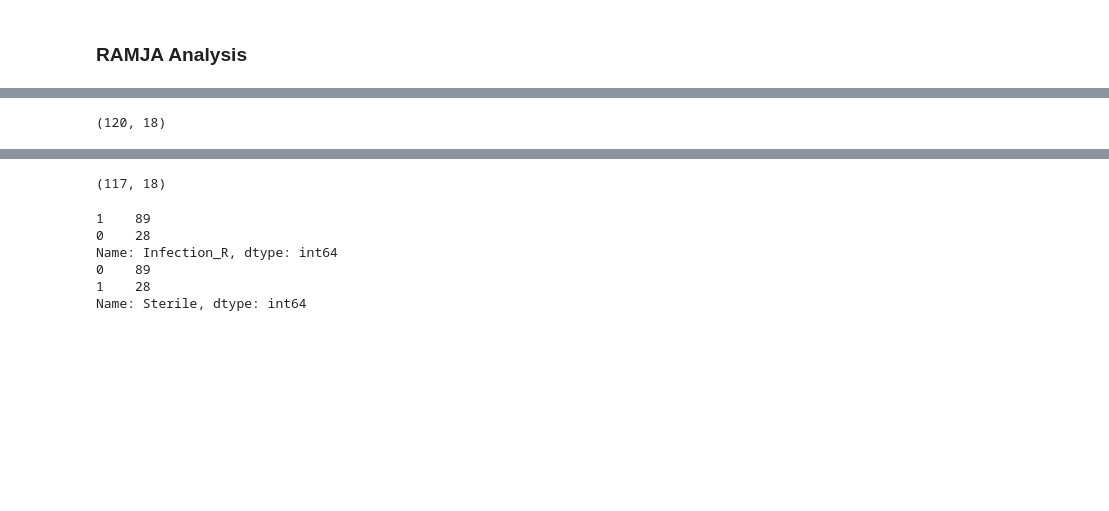
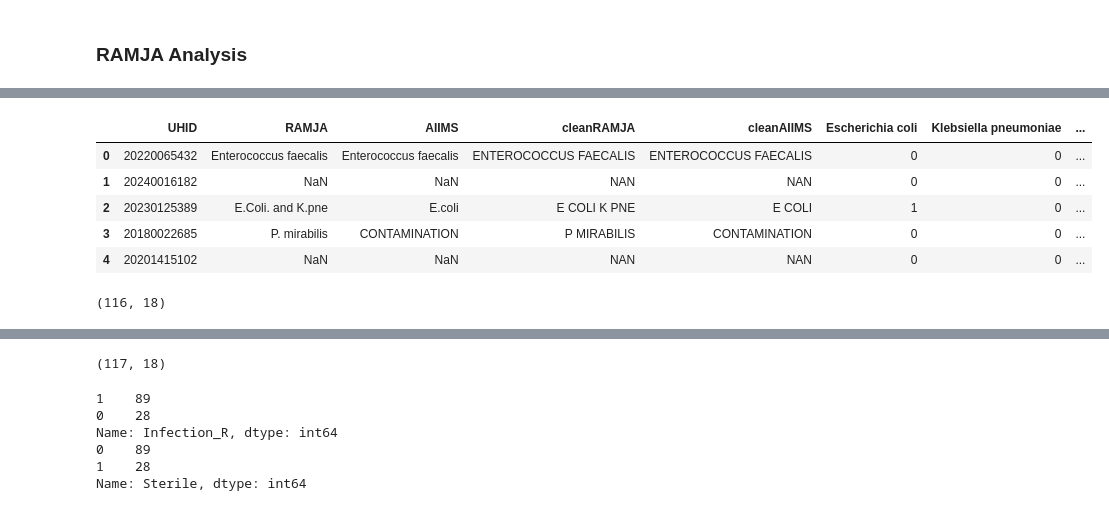
Before and after one commit to neeliit/DiagnosticsPy, a Jupyter notebook: comparision.ipynb, the cells around one changed output, grey strips where cells are left out. Saved outputs shown, nothing was run; the diff lists cells and outputs as text; code cells hidden in the pictures; blank space fills up the shorter version.

```diff
--- a/comparision.ipynb
+++ b/comparision.ipynb
@@ -85,12 +85,21 @@ df_R.shape
+# %%
+df_R.head()
+# %% [output]
+|  | UHID | RAMJA | AIIMS | cleanRAMJA | cleanAIIMS | Escherichia coli | Klebsiella pneumoniae | ... |
+| 0 | 20220065432 | Enterococcus faecalis | Enterococcus faecalis | ENTEROCOCCUS FAECALIS | ENTEROCOCCUS FAECALIS | 0 | 0 | ... |
+| 1 | 20240016182 | NaN | NaN | NAN | NAN | 0 | 0 | ... |
+| 2 | 20230125389 | E.Coli. and K.pne | E.coli | E COLI K PNE | E COLI | 1 | 0 | ... |
+| 3 | 20180022685 | P. mirabilis | CONTAMINATION | P MIRABILIS | CONTAMINATION | 0 | 0 | ... |
+| 4 | 20201415102 | NaN | NaN | NAN | NAN | 0 | 0 | ... |
 # %%
 #...Get infections positive column in RAMJA
-df_R_temp  = df_R[['Escherichia coli','Klebsiella pneumoniae','Pseudomonas aeruginosa','Acinetobacter baumannii','Proteus mirabilis','Enterococcus faecalis','Staphylococcus aureus','Staphylococcus saprophyticus']]
+df_R_temp  = df_R[['Escherichia coli','Klebsiella pneumoniae','Pseudomonas aeruginosa','Acinetobacter baumannii','Proteus mirabilis','Enterococcus faecalis','Staphylococcus aureus','Staphylococcus saprophyticus','Contamination','Others_R']]
 df_R_temp = df_R_temp == 1
 df_R_temp['Infection_R'] = df_R_temp.any(axis=1)
 df_R['Infection_R'] = df_R_temp['Infection_R'].astype(int)
 df_R.shape
 # %% [output]
-(120, 18)
+(116, 18)
 # %%
 #....Drop rows containing NaN in Ramaj column results
 df_NonNaN_R = df_R.dropna(subset=['RAMJA'])
```
Also changed, not shown: parts of 6 cells of this notebook.
